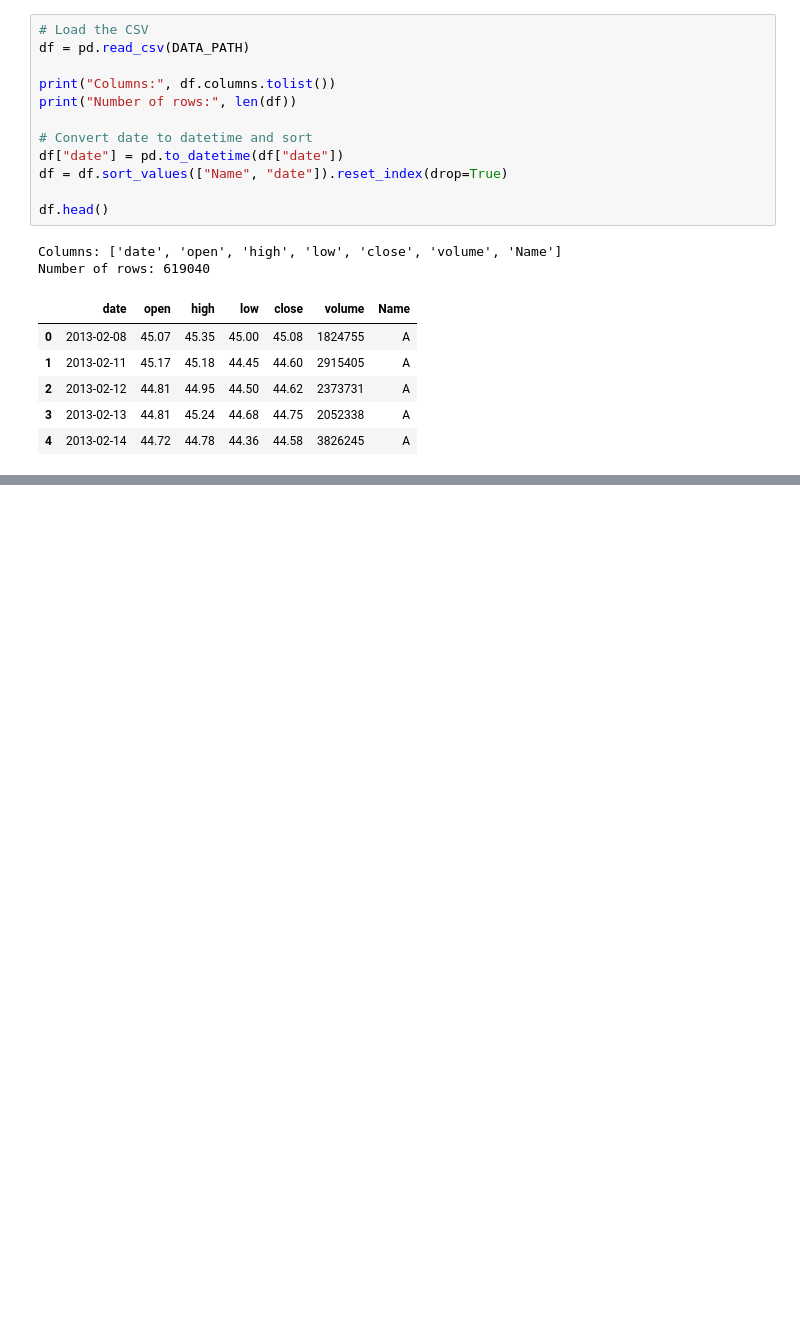
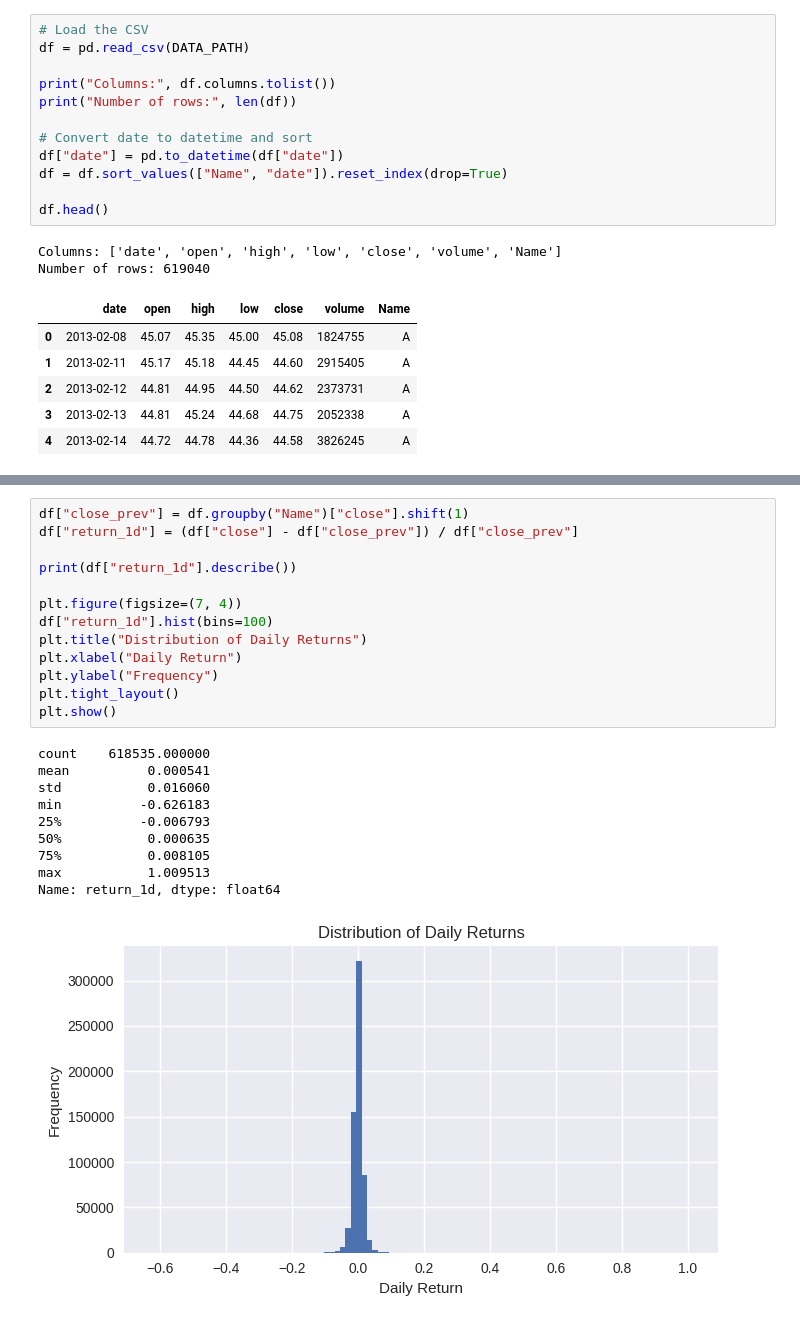
Before and after one commit to tabbott207/3156Final, a Jupyter notebook: notebooks/main.ipynb, the cells around one changed output, grey strips where cells are left out. Cells and saved outputs as stored; diff of their text form; blank space fills up the shorter version.

```diff
--- a/notebooks/main.ipynb
+++ b/notebooks/main.ipynb
@@ -46,0 +90,24 @@ Number of rows: 619040
+# %%
+df["close_prev"] = df.groupby("Name")["close"].shift(1)
+df["return_1d"] = (df["close"] - df["close_prev"]) / df["close_prev"]
+
+print(df["return_1d"].describe())
+
+plt.figure(figsize=(7, 4))
+df["return_1d"].hist(bins=100)
+plt.title("Distribution of Daily Returns")
+plt.xlabel("Daily Return")
+plt.ylabel("Frequency")
+plt.tight_layout()
+plt.show()
+# %% [output]
+count    618535.000000
+mean          0.000541
+std           0.016060
+min          -0.626183
+25%          -0.006793
+50%           0.000635
+75%           0.008105
+max           1.009513
+Name: return_1d, dtype: float64
+[figure, added]
```
Also changed, not shown: parts of 2 cells of this notebook.
